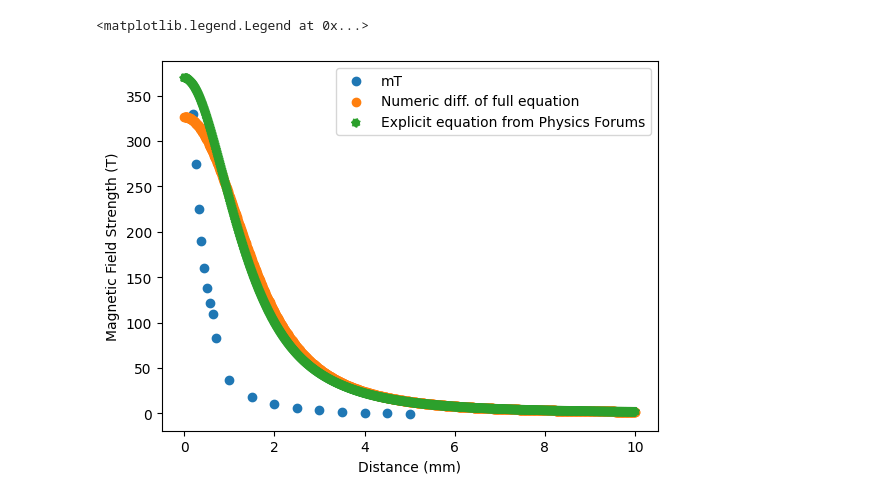
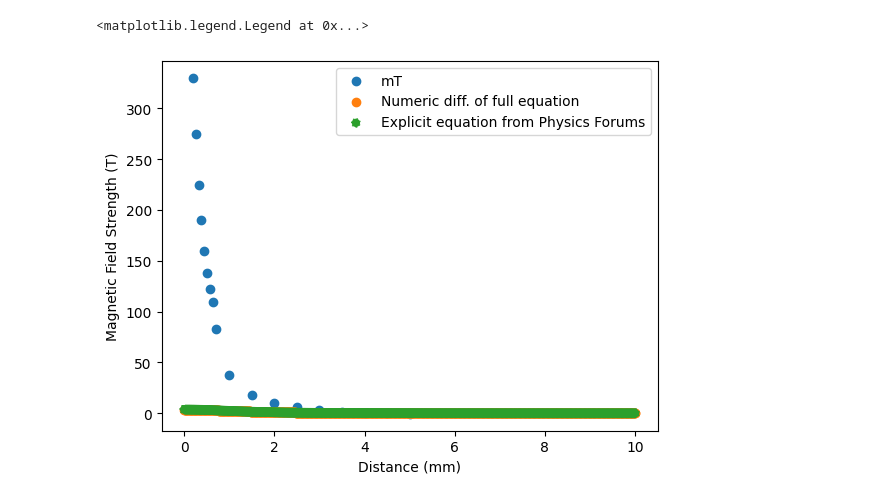
Before and after one commit to JohnnyMaBoi/Magnetic-Levitation, a Jupyter notebook: theoretical_force_equations/plot_sensor_vs_position_rajivs_data_1.ipynb, the cells around one changed output. Cells and saved outputs as stored; diff of their text form; code cells hidden in the pictures.

```diff
--- a/theoretical_force_equations/plot_sensor_vs_position_rajivs_data_1.ipynb
+++ b/theoretical_force_equations/plot_sensor_vs_position_rajivs_data_1.ipynb
@@ -88,33 +88,33 @@ mT = [ # closest to farthest, magnet-specific
     330,
     275,
     225,
     190,
     160,
     138.5,
     122,
     109.7,
     83,
     37.24,
     18.3,
     9.8,
     5.88,
     3.27,
     1.31,
     .65,
     0,
     -.65,
  ]
 
 plt.scatter(distances, mT, label = "mT")
 plt.xlabel("Distance (units)")
 plt.ylabel("Magnetic Field Strength (mT)")
 # plt.legend(loc = "lower right")
 
-plt.scatter(z_space.to(units.cm).magnitude, B_z_axis.to(units.millitesla).magnitude * 100, label = "Numeric diff. of full equation")
-plt.scatter(z_space.to(units.cm).magnitude, B_short_solenoid_eq.to(units.millitesla).magnitude * 100, linestyle = "dotted", label = "Explicit equation from Physics Forums")
+plt.scatter(z_space.to(units.cm).magnitude, B_z_axis.to(units.millitesla).magnitude, label = "Numeric diff. of full equation")
+plt.scatter(z_space.to(units.cm).magnitude, B_short_solenoid_eq.to(units.millitesla).magnitude, linestyle = "dotted", label = "Explicit equation from Physics Forums")
 plt.xlabel("Distance (mm)")
 plt.ylabel("Magnetic Field Strength (T)")
 plt.legend(loc = "upper right")
 # %% [output]
 <matplotlib.legend.Legend at 0x...>
-[figure, old version]
+[figure, new version]
```
Also changed, not shown: 12 other files.
